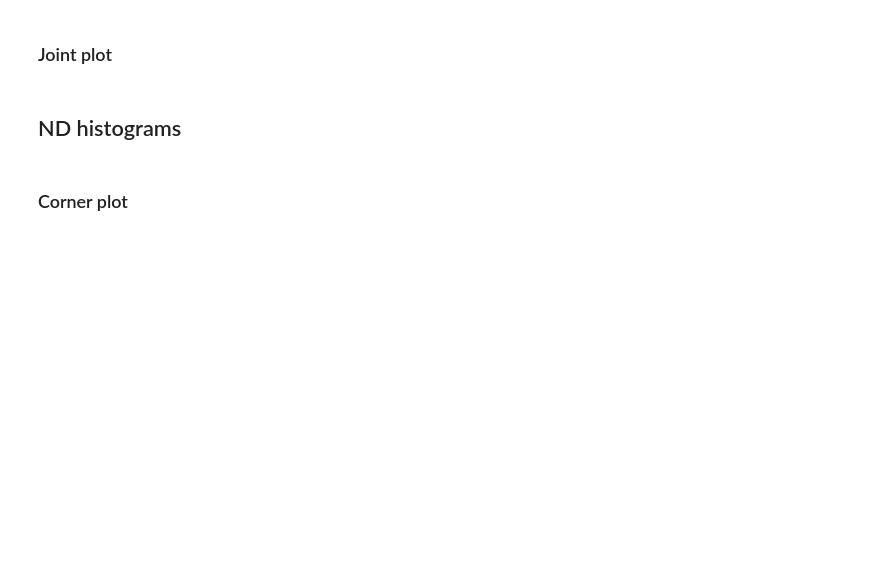
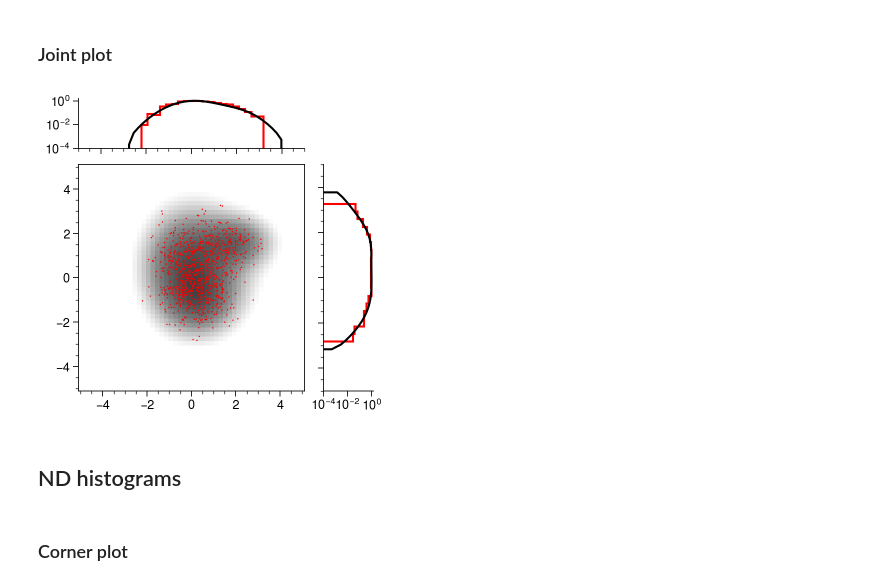
Before and after one commit to austin-hoover/ps-dist, a Jupyter notebook: examples/plot_hist.ipynb, the cells around one changed output. Drawn from its saved outputs; the diff is of its cells as text; code cells hidden in the pictures; blank space fills up the shorter version.

```diff
--- a/examples/plot_hist.ipynb
+++ b/examples/plot_hist.ipynb
@@ -64,33 +65,35 @@ uplt.rc["grid"] = False
 # %% [markdown]
 ### Joint plot
 # %%
-# grid = psv.JointGrid(
-#     panel_kws=dict(width=0.5),
-#     panel_fmt_kws=None,
-#     panel_fmt_kws_x=None,
-#     panel_fmt_kws_y=None,
-#     figwidth=3.5,
-# )
-# grid.plot_hist(
-#     hist,
-#     panel_plot_kws=dict(scale="max", kind="line"),
-#     norm="log",
-#     vmax=1.0,
-#     cmap=uplt.Colormap("greys", left=0.0, right=0.8),
-# )
+grid = psv.JointGrid(
+    panel_kws=dict(width=0.5),
+    panel_fmt_kws=None,
+    panel_fmt_kws_x=None,
+    panel_fmt_kws_y=None,
+    figwidth=3.5,
+)
+grid.plot_hist(
+    hist,
+    panel_plot_kws=dict(scale="max", kind="line"),
+    norm="log",
+    vmax=1.0,
+    cmap=plt.Colormap("greys", left=0.0, right=0.8),
+)
 
-# grid.plot_points(
-#     hist.sample(1_000),
-#     panel_hist_kws=dict(bins="auto"),
-#     panel_plot_kws=dict(scale="max", kind="step", color="red"),
-#     kind="scatter",
-#     s=1.0,
-#     color="red",
-#     label="samples",
-# )
-# grid.ax_panel_x.format(yscale="log", yformatter="log", ymin=0.0001)
-# grid.ax_panel_y.format(xscale="log", xformatter="log", xmin=0.0001)
-# plt.show()
+grid.plot_points(
+    hist.sample(1_000),
+    panel_hist_kws=dict(bins="auto"),
+    panel_plot_kws=dict(scale="max", kind="step", color="red"),
+    kind="scatter",
+    s=1.0,
+    color="red",
+    label="samples",
+)
+grid.ax_panel_x.format(yscale="log", yformatter="log", ymin=0.0001)
+grid.ax_panel_y.format(xscale="log", xformatter="log", xmin=0.0001)
+plt.show()
+# %% [output]
+[figure, added]
 # %% [markdown]
 ## ND histograms
 # %%
```
Also changed, not shown: parts of 15 cells of this notebook, 4 other files.
